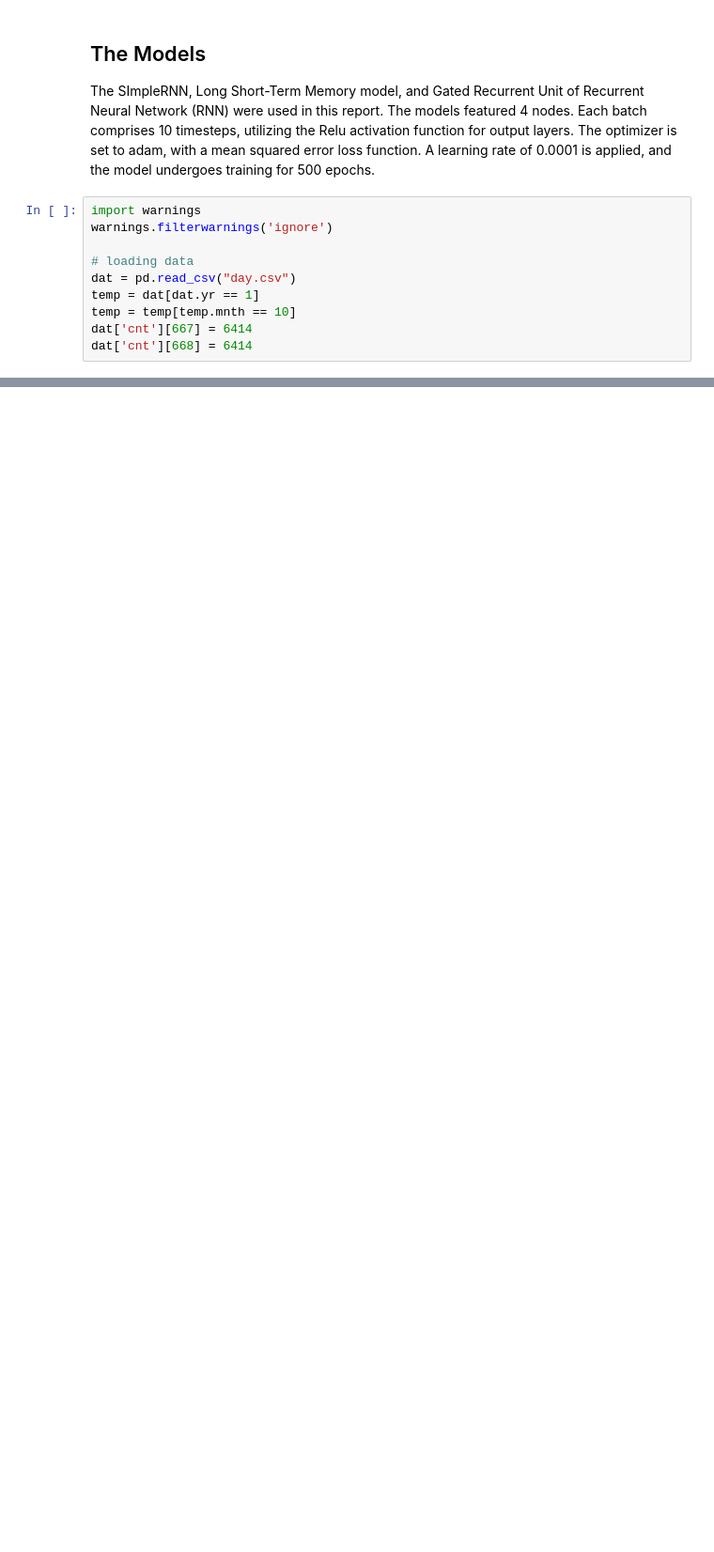
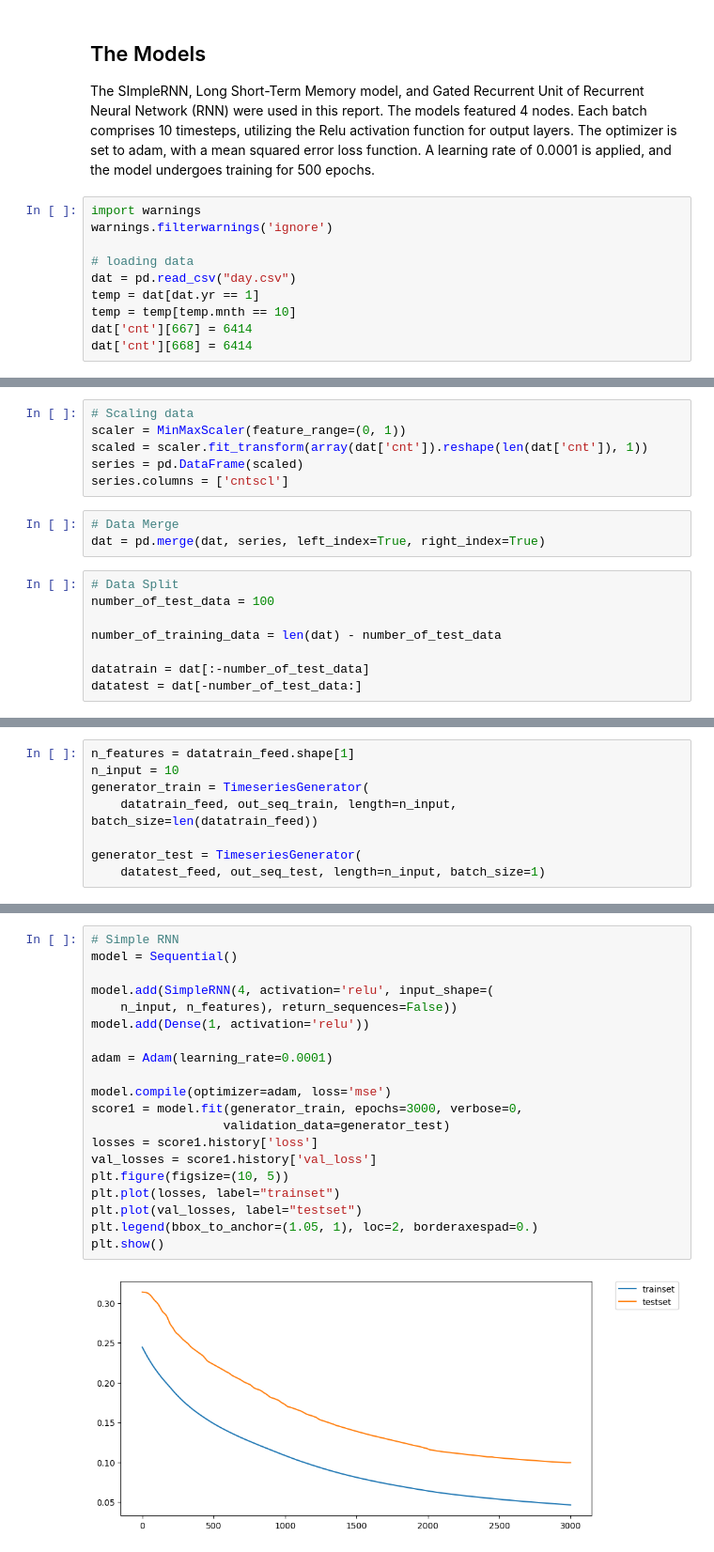
Before and after one commit to Alexadenuga/machine_learning_RNN_bike_data, a Jupyter notebook: bike_machine_learning.ipynb, the cells around one changed output, grey strips where cells are left out. Shown at 94% size. Saved outputs shown, nothing was run; the diff lists cells and outputs as text; blank space fills up the shorter version.

```diff
--- a/bike_machine_learning.ipynb
+++ b/bike_machine_learning.ipynb
@@ -40,0 +50,17 @@ dat['cnt'][668] = 6414
+# %%
+# Scaling data
+scaler = MinMaxScaler(feature_range=(0, 1))
+scaled = scaler.fit_transform(array(dat['cnt']).reshape(len(dat['cnt']), 1))
+series = pd.DataFrame(scaled)
+series.columns = ['cntscl']
+# %%
+# Data Merge
+dat = pd.merge(dat, series, left_index=True, right_index=True)
+# %%
+# Data Split
+number_of_test_data = 100
+
+number_of_training_data = len(dat) - number_of_test_data
+
+datatrain = dat[:-number_of_test_data]
+datatest = dat[-number_of_test_data:]
@@ -40,0 +150,8 @@ dat['cnt'][668] = 6414
+# %%
+n_features = datatrain_feed.shape[1]
+n_input = 10
+generator_train = TimeseriesGenerator(
+    datatrain_feed, out_seq_train, length=n_input, batch_size=len(datatrain_feed))
+
+generator_test = TimeseriesGenerator(
+    datatest_feed, out_seq_test, length=n_input, batch_size=1)
@@ -40,0 +160,22 @@ dat['cnt'][668] = 6414
+# %%
+# Simple RNN
+model = Sequential()
+
+model.add(SimpleRNN(4, activation='relu', input_shape=(
+    n_input, n_features), return_sequences=False))
+model.add(Dense(1, activation='relu'))
+
+adam = Adam(learning_rate=0.0001)
+
+model.compile(optimizer=adam, loss='mse')
+score1 = model.fit(generator_train, epochs=3000, verbose=0,
+                  validation_data=generator_test)
+losses = score1.history['loss']
+val_losses = score1.history['val_loss']
+plt.figure(figsize=(10, 5))
+plt.plot(losses, label="trainset")
+plt.plot(val_losses, label="testset")
+plt.legend(bbox_to_anchor=(1.05, 1), loc=2, borderaxespad=0.)
+plt.show()
+# %% [output]
+[figure, added]
```
Also changed, not shown: parts of 19 cells of this notebook.
